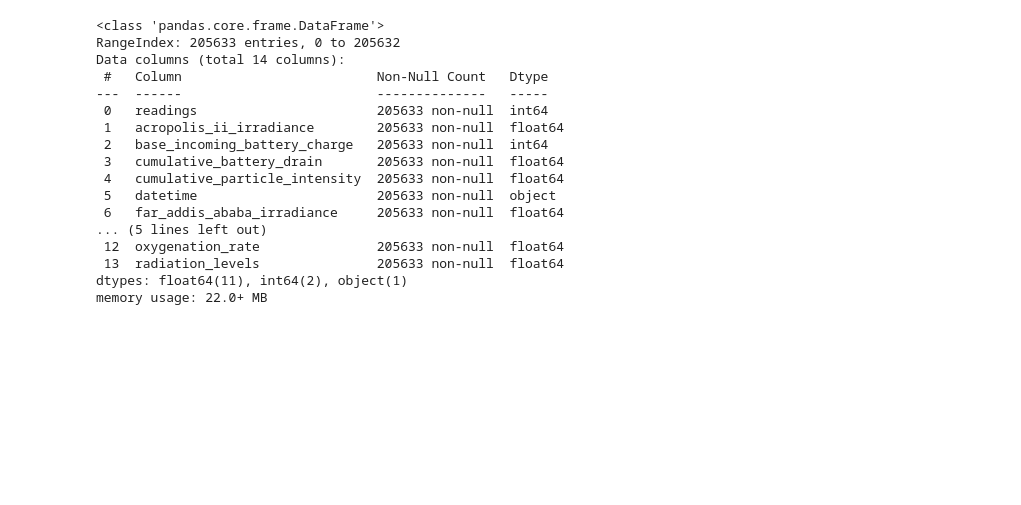
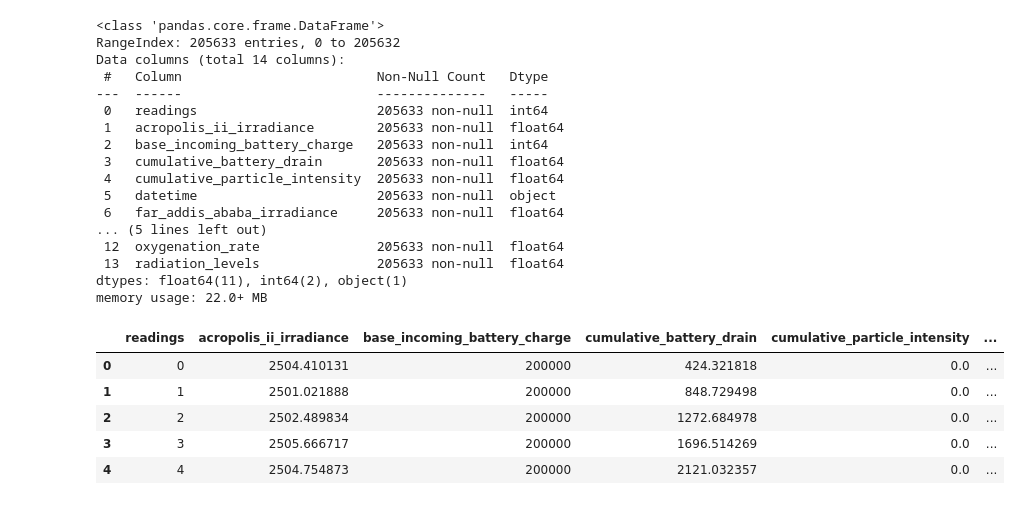
Before and after one commit to bmmerss/acropolis2, a Jupyter notebook: Acropolis_2_.ipynb, the cells around one changed output. Drawn from its saved outputs; the diff is of its cells as text; code cells hidden in the pictures; blank space fills up the shorter version.

```diff
--- a/Acropolis_2_.ipynb
+++ b/Acropolis_2_.ipynb
@@ -31,3 +34,12 @@ Data columns (total 14 columns):
  13  radiation_levels               205633 non-null  float64
 dtypes: float64(11), int64(2), object(1)
 memory usage: 22.0+ MB
+# %%
+raw_data_df.head()
+# %% [output]
+|  | readings | acropolis_ii_irradiance | base_incoming_battery_charge | cumulative_battery_drain | cumulative_particle_intensity | ... |
+| 0 | 0 | 2504.410131 | 200000 | 424.321818 | 0.0 | ... |
+| 1 | 1 | 2501.021888 | 200000 | 848.729498 | 0.0 | ... |
+| 2 | 2 | 2502.489834 | 200000 | 1272.684978 | 0.0 | ... |
+| 3 | 3 | 2505.666717 | 200000 | 1696.514269 | 0.0 | ... |
+| 4 | 4 | 2504.754873 | 200000 | 2121.032357 | 0.0 | ... |
```
Also changed, not shown: parts of 20 cells of this notebook.
